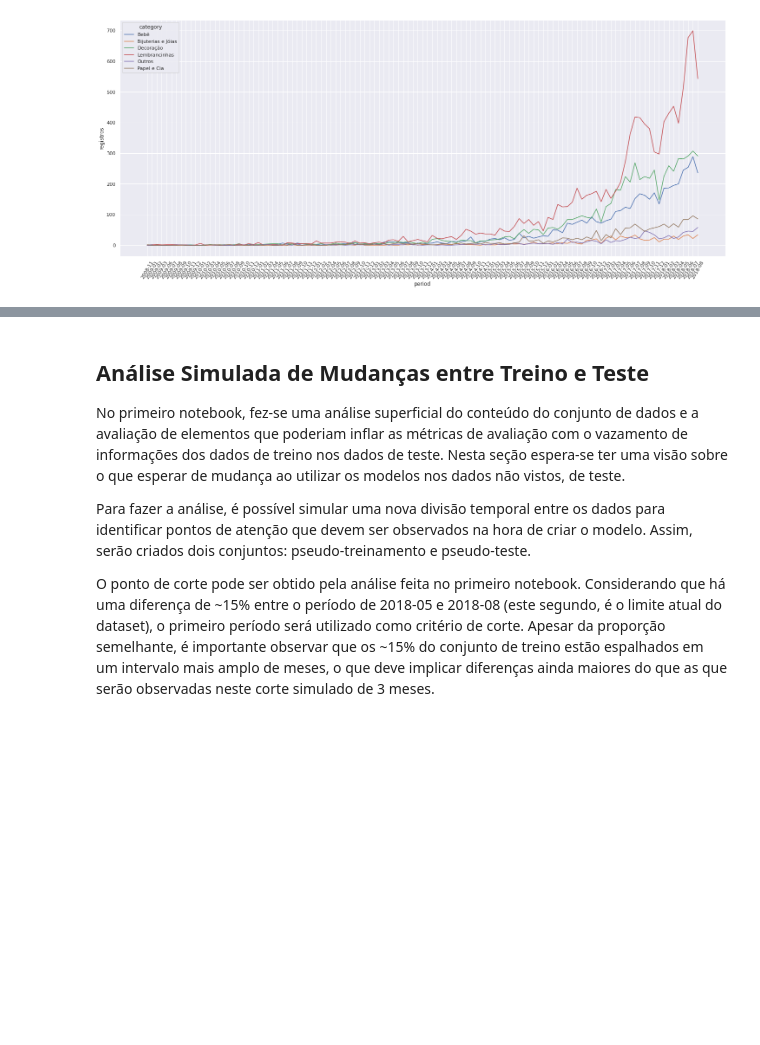
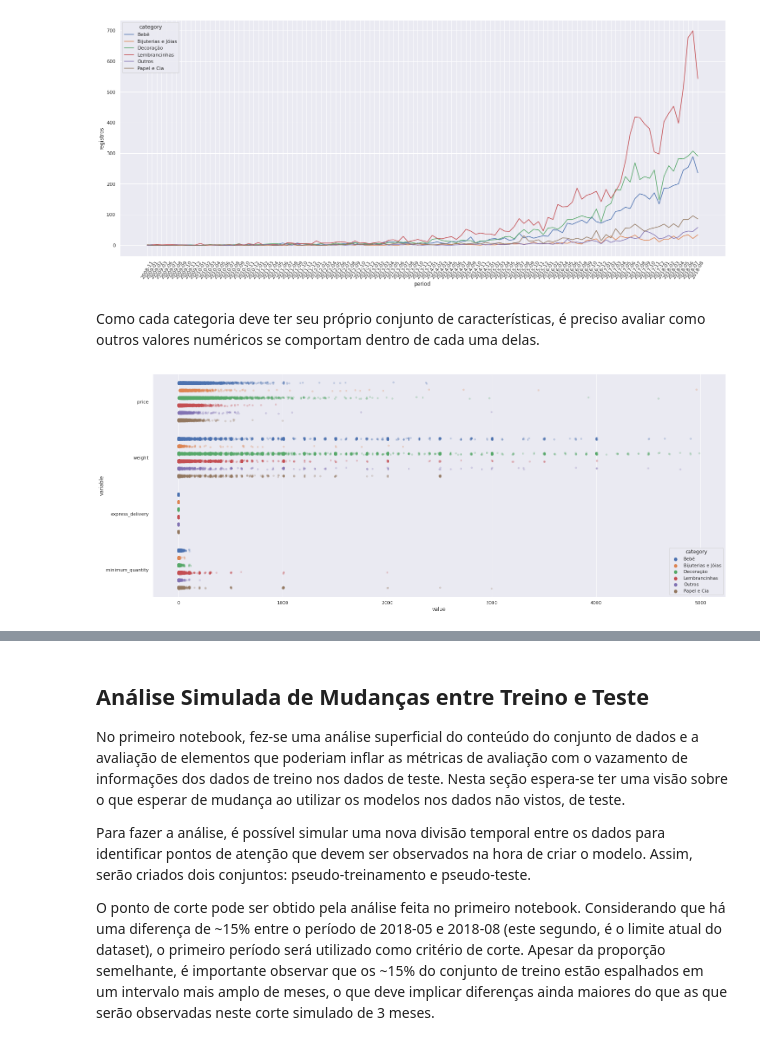
Before and after one commit to brunovilar/desafio-data-science-elo7, a Jupyter notebook: notebooks/02_Analise_Exploratoria.ipynb, the cells around one changed output, grey strips where cells are left out. Cells and saved outputs as stored; diff of their text form; code cells hidden in the pictures; blank space fills up the shorter version.

Commit message:
Check how numeric features change among categories

```diff
--- a/notebooks/02_Analise_Exploratoria.ipynb
+++ b/notebooks/02_Analise_Exploratoria.ipynb
@@ -1038,3 +1040,29 @@ plt.xticks(rotation=60)
 del agg_frame
 # %% [output]
 [figure]
+# %% [markdown]
+Como cada categoria deve ter seu próprio conjunto de características, é preciso avaliar como outros valores numéricos se comportam dentro de cada uma delas.
+# %%
+numeric_columns = ['price', 'weight', 'express_delivery', 'minimum_quantity']
+
+# Contabilizar produtos apenas uma vez e limitar colunas
+agg_frame = (frame
+             .drop_duplicates('product_id')
+             [['category'] + numeric_columns]
+            )
+
+# Transformar frame para o formato longo (tidy)
+# Limitar o espaço de valores a menos de 5000 para melhorar a visualização
+melted_frame = (pd
+                .melt(agg_frame,
+                      id_vars=['category'],
+                      value_vars=numeric_columns)
+                .query("value < 5000")
+               )
+
+sns.stripplot(x="value", y="variable", hue="category", data=melted_frame, dodge=True, alpha=.25, zorder=1)
+plt.show()
+
+del numeric_columns, agg_frame, melted_frame
+# %% [output]
+[figure, added]
```
Also changed, not shown: parts of 3 cells of this notebook.
